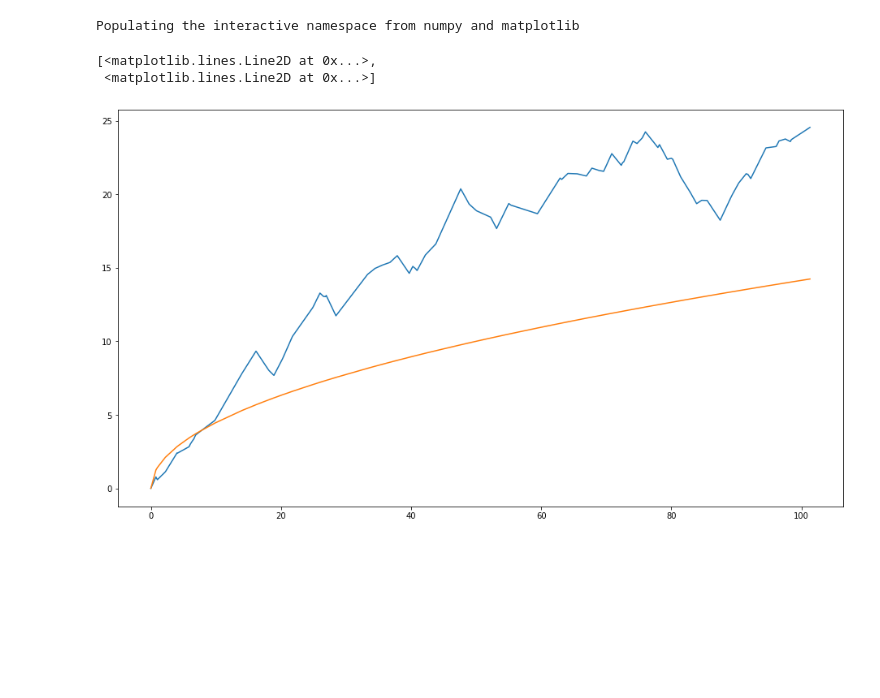
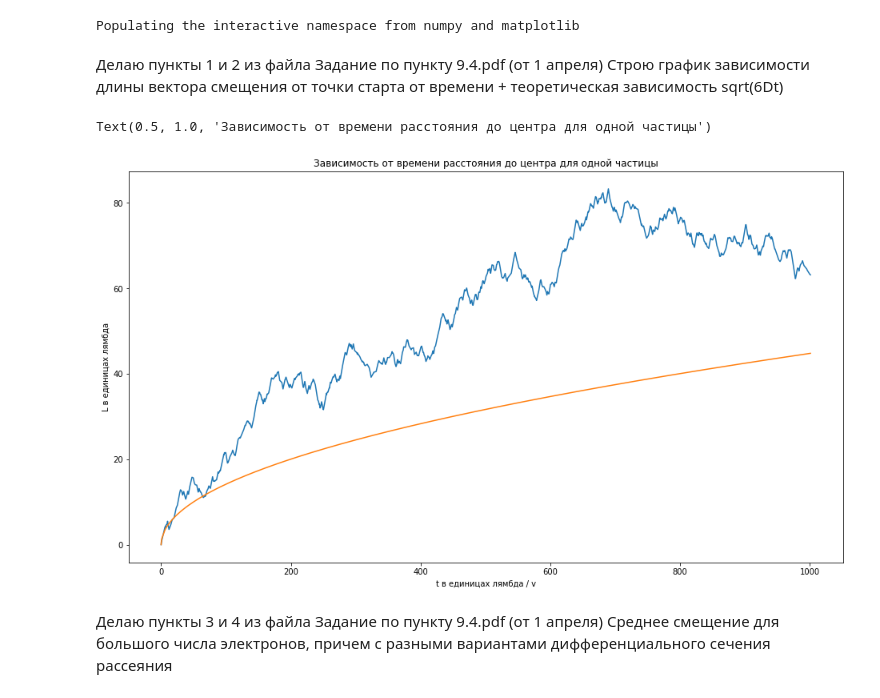
Before and after one commit to Batmaev/inf2, a Jupyter notebook: Main.ipynb, the cells around one changed output. Saved outputs shown, nothing was run; the diff lists cells and outputs as text; code cells hidden in the pictures; blank space fills up the shorter version.

Commit message:
добавил пропущенный пункт

```diff
--- a/Main.ipynb
+++ b/Main.ipynb
@@ -5,4 +5,42 @@ start_position = classes.PosAndTime()
 %pylab inline
 # %% [output]
 Populating the interactive namespace from numpy and matplotlib
+# %% [markdown]
+Делаю пункты 1 и 2 из файла Задание по пункту 9.4.pdf (от 1 апреля)
+Строю график зависимости длины вектора смещения от точки старта от времени + теоретическая зависимость sqrt(6Dt)
+# %%
+# Одна частица:
+# Параметры модели:
+parameters.lmbda = 1               # Целевая средняя длина свободного пробега
+parameters.velocity = 1            # Скорость (одинаковая для всех частиц и всех моментов времени)
+parameters.sigma = sigma.halfcos   # Сечение рассеивания (const, halfsin или halfcos)
+
+start_guide_cosines = classes.GuideCosines \
+        (a=0.5, c=0.5, b=0.5**0.5) # Направляющие косинусы при t = 0
+
+time_limit = 1000                  # Время моделирования в единицах лямбда / v
+# %%
+import cycles
+one_particle_path = cycles.simulate_one_particle(parameters, start_position, start_guide_cosines, time_limit)
+#one_particle_path :: [{x, y, z, t}]
+
+distances = [obj.distance() for obj in one_particle_path]
+times     = [obj.t          for obj in one_particle_path]
+
+import theory
+theory.setParameters(parameters)
+predictions = list(map(theory.distance, times))
+
+from matplotlib import pyplot as plt
+plt.figure(figsize=(16,9))
+plt.plot(times, distances, times, predictions)
+plt.xlabel("t в единицах лямбда / v")
+plt.ylabel("L в единицах лямбда")
+plt.title("Зависимость от времени расстояния до центра для одной частицы")
+# %% [output]
+Text(0.5, 1.0, 'Зависимость от времени расстояния до центра для одной частицы')
+[figure, added]
+# %% [markdown]
+Делаю пункты 3 и 4 из файла Задание по пункту 9.4.pdf (от 1 апреля)
+Среднее смещение для большого числа электронов, причем с разными вариантами дифференциального сечения рассеяния
 # %%
@@ -17,19 +55,0 @@ time_limit = 100        # Время моделирования в единиц
-# %%
-import cycles
-one_particle_path = cycles.simulate_one_particle(parameters, start_position, start_guide_cosines, time_limit)
-#one_particle_path :: [{x, y, z, t}]
-
-distances = list(map(lambda obj : obj.distance(), one_particle_path))
-times     = list(map(lambda obj : obj.t,          one_particle_path))
-
-import theory
-theory.setParameters(parameters)
-predictions = list(map(theory.distance, times))
-
-from matplotlib import pyplot as plt
-plt.figure(figsize=(16,9))
-plt.plot(times, distances, times, predictions)
-# %% [output]
-[<matplotlib.lines.Line2D at 0x...>,
- <matplotlib.lines.Line2D at 0x...>]
-[figure, removed]
```
Also changed, not shown: parts of 22 cells of this notebook, 4 other files.
